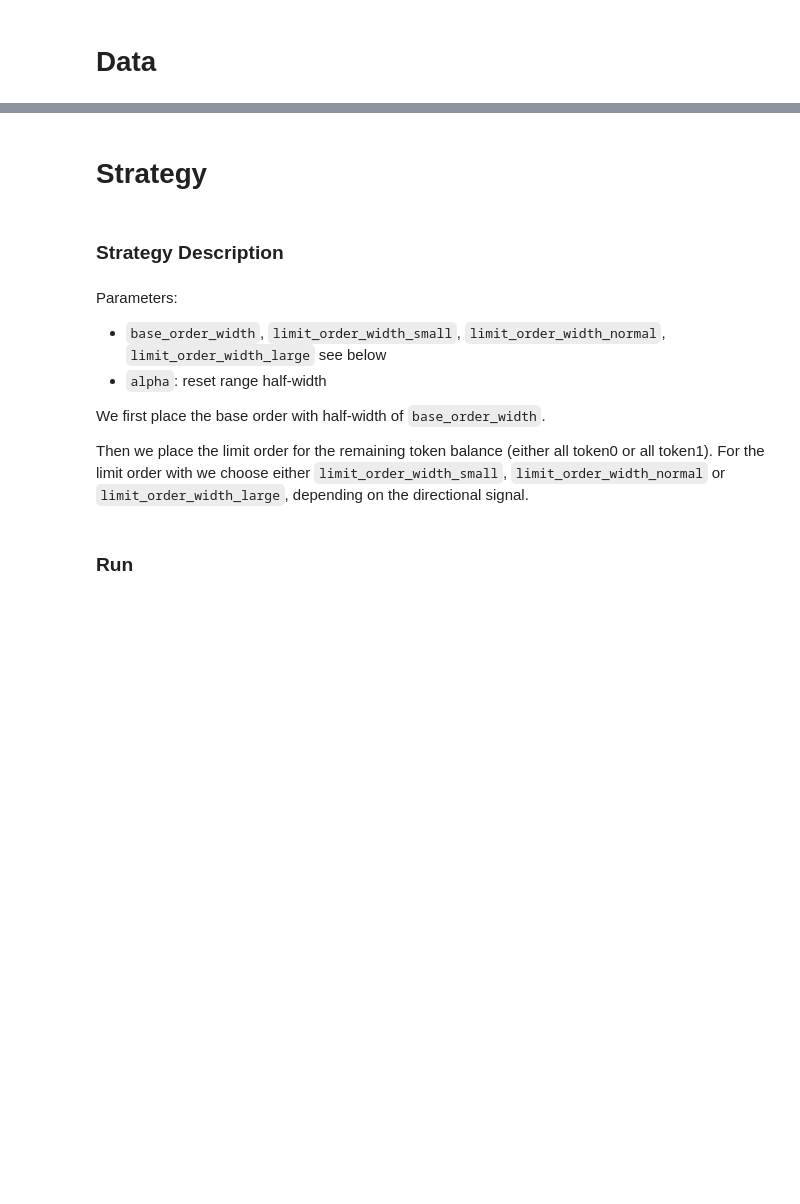
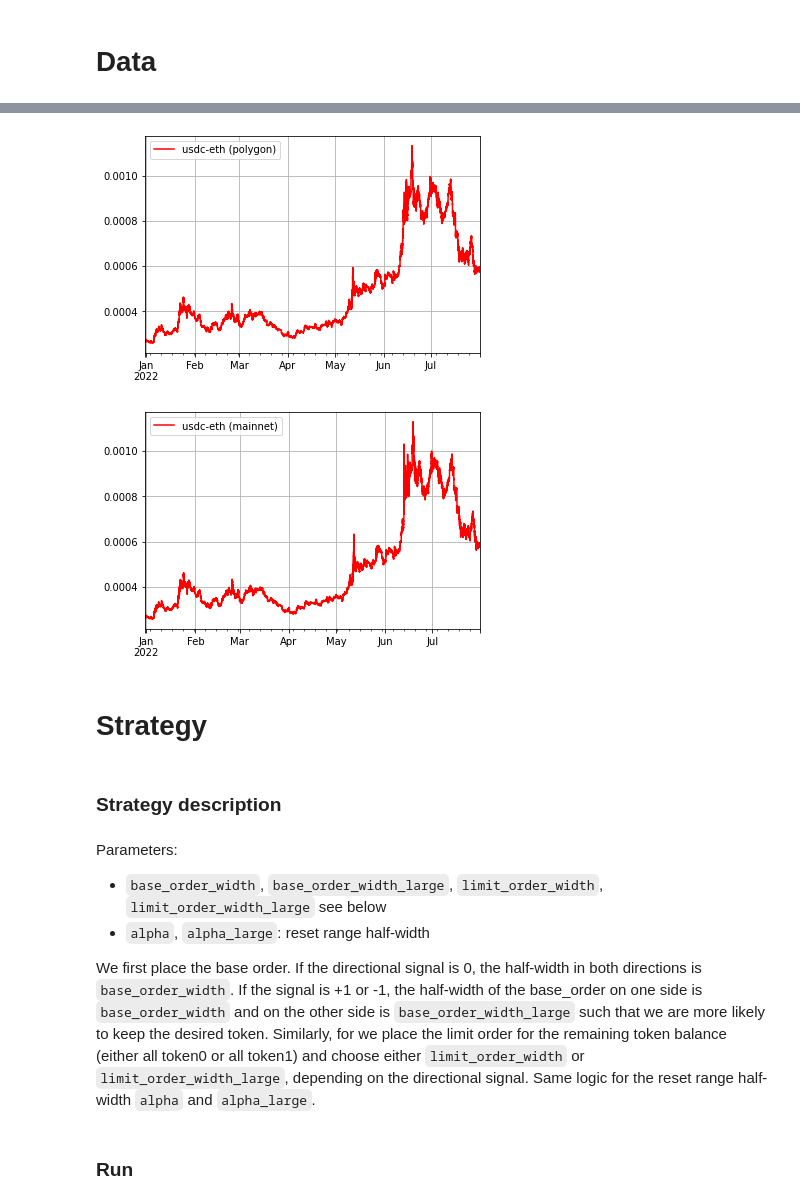
Before and after one commit to algotradingstrategies/uniswap-v3-strategy, a Jupyter notebook: ActivelyRebalancedStrategy.ipynb, the cells around one changed output, grey strips where cells are left out. Saved outputs shown, nothing was run; the diff lists cells and outputs as text; code cells hidden in the pictures; blank space fills up the shorter version.

````diff
--- a/ActivelyRebalancedStrategy.ipynb
+++ b/ActivelyRebalancedStrategy.ipynb
@@ -40,0 +24,11 @@ price_data               = GetPoolData.get_price_data_bitquery(token_0_address,t
+# %%
+# Set if data shall be downloaded
+DOWNLOAD_DATA              = True
+# Dates for price data. These must be month ends
+download_price_data_begin  = '2021-12-31'
+download_price_data_end    = '2022-07-31'
+
+# Select date ranges for strategy simulation.
+# Note: Uniswap v3 mainnet start was 2021-05-05. Polygon start is 2022-01-01
+DATE_BEGIN                 = pd.to_datetime('2021-12-31 00:00PM',utc=True)
+DATE_END                   = pd.to_datetime('2022-07-31 00:00PM',utc=True)
@@ -41,26 +84,32 @@ price_data               = GetPoolData.get_price_data_bitquery(token_0_address,t
 # %%
-# Prepare data
-# ---------------------------------------------------------------------------------------------------------------
-# Data for strategy simulation. We can use aggregate_price_data to analyze the strategy at a coarser STRATEGY_FREQUENCY in minutes
-z_score_cutoff                           = 5
-window_size                              = 60*12
-STRATEGY_FREQUENCY                       = 'M'
-simulate_data_filtered                   = ActiveStrategyFramework.aggregate_price_data(price_data,STRATEGY_FREQUENCY)
-simulate_data_filtered_roll              = simulate_data_filtered.quotePrice.rolling(window=window_size)
-simulate_data_filtered['roll_median']    = simulate_data_filtered_roll.median()
-roll_dev                                 = np.abs(simulate_data_filtered.quotePrice - simulate_data_filtered.roll_median)
-simulate_data_filtered['median_abs_dev'] = 1.4826*roll_dev.rolling(window=window_size).median()
-outlier_indices                          = np.abs(simulate_data_filtered.quotePrice - simulate_data_filtered.roll_median) >= z_score_cutoff*simulate_data_filtered['median_abs_dev']
-simulate_data_price                      = simulate_data_filtered[~outlier_indices]['quotePrice'][DATE_BEGIN:DATE_END]
-# Initial Position Details
-INITIAL_TOKEN_0            = 100000
-INITIAL_TOKEN_1            = INITIAL_TOKEN_0*simulate_data_price[0]
-FEE_TIER                   = 0.003
-# Set decimals according to your pool
-DECIMALS_0 = 6
-DECIMALS_1 = 18
-swap_data['virtual_liquidity'] = swap_data['VIRTUAL_LIQUIDITY_ADJUSTED']*(10**((DECIMALS_1  + DECIMALS_0)/2))
-swap_data['traded_in']         = swap_data.apply(lambda x: -x['amount0'] if (x['amount0'] < 0) else -x['amount1'],axis=1).astype(float)
-swap_data['traded_out']        = swap_data.apply(lambda x:  x['amount0'] if (x['amount0'] > 0) else  x['amount1'],axis=1).astype(float)
+def clean_swap_data(swap_data, network):
+    z_score_cutoff                           = 5
+    window_size                              = 60*12
+
+    # Data for strategy simulation. We can use aggregate_price_data to analyze the strategy at a coarser STRATEGY_FREQUENCY in minutes
+    STRATEGY_FREQUENCY                       = 'M' # evaluate the strategy every minute
+    simulate_data_filtered                   = ActiveStrategyFramework.aggregate_price_data(swap_data,STRATEGY_FREQUENCY)
+    simulate_data_filtered_roll              = simulate_data_filtered.quotePrice.rolling(window=window_size)
+    simulate_data_filtered['roll_median']    = simulate_data_filtered_roll.median()
+    roll_dev                                 = np.abs(simulate_data_filtered.quotePrice - simulate_data_filtered.roll_median)
+    simulate_data_filtered['median_abs_dev'] = 1.4826*roll_dev.rolling(window=window_size).median()
+    outlier_indices                          = np.abs(simulate_data_filtered.quotePrice - simulate_data_filtered.roll_median) >= z_score_cutoff*simulate_data_filtered['median_abs_dev']
+    simulate_data_price                      = simulate_data_filtered[~outlier_indices]['quotePrice'][DATE_BEGIN:DATE_END]
+
+    %matplotlib inline
+
+    price_chart = pd.DataFrame({'usdc-eth (%s)'%network: simulate_data_filtered['quotePrice']})
+    price_chart = price_chart.rename_axis(index={'time_pd':'time'})
+    price_chart.plot(color='red')
+    plt.grid()
+    plt.show()
+
+    return simulate_data_price
+
+simulate_data_price_polygon = clean_swap_data(swap_data_polygon, 'polygon')
+simulate_data_price_mainnet = clean_swap_data(swap_data_mainnet, 'mainnet')
+# %% [output]
+[figure, added]
+[figure, added]
 # %% [markdown]
 # Strategy
@@ -70,14 +116,12 @@ swap_data['traded_out']        = swap_data.apply(lambda x:  x['amount0'] if (x['
 # %% [markdown]
-### Strategy Description
+### Strategy description
 # %% [markdown]
 Parameters:
 
-- ```base_order_width```, ```limit_order_width_small```, ```limit_order_width_normal```, ```limit_order_width_large``` see below
-- ```alpha```: reset range half-width
+- ```base_order_width```, ```base_order_width_large```, ```limit_order_width```, ```limit_order_width_large```  see below
+- ```alpha```, ```alpha_large```: reset range half-width
 
-We first place the base order with  half-width of ```base_order_width```.
-
-Then we place the limit order for the remaining token balance (either all token0 or all token1). For the limit order with we choose either ```limit_order_width_small```, ```limit_order_width_normal``` or ```limit_order_width_large```, depending on the directional signal.
+We first place the base order. If the directional signal is 0, the half-width in both directions is ```base_order_width```. If the signal is +1 or -1, the half-width of the base_order on one side is ```base_order_width``` and on the other side is ```base_order_width_large``` such that we are more likely to keep the desired token. Similarly, for we place the limit order for the remaining token balance (either all token0 or all token1) and choose either ```limit_order_width``` or ```limit_order_width_large```, depending on the directional signal. Same logic for the reset range half-width ```alpha``` and ```alpha_large```.
 # %% [markdown]
 ### Run
 # %%
````
Also changed, not shown: parts of 18 cells of this notebook, 2 other files.
